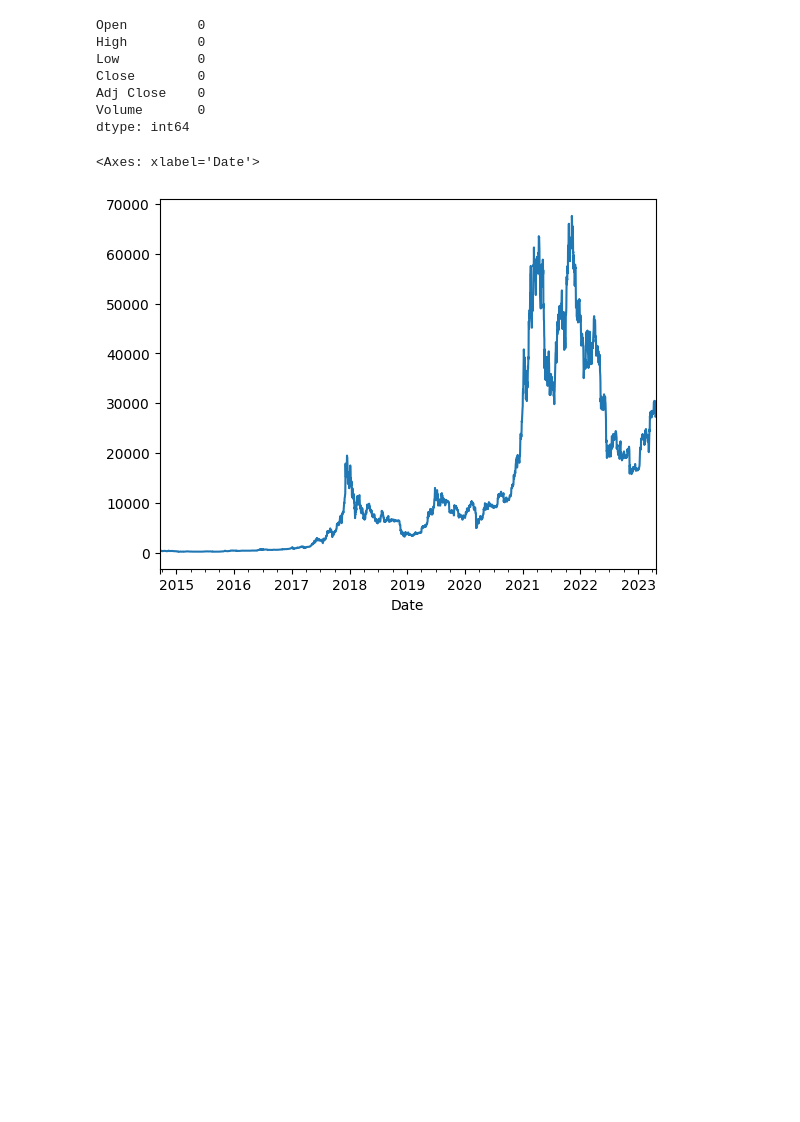
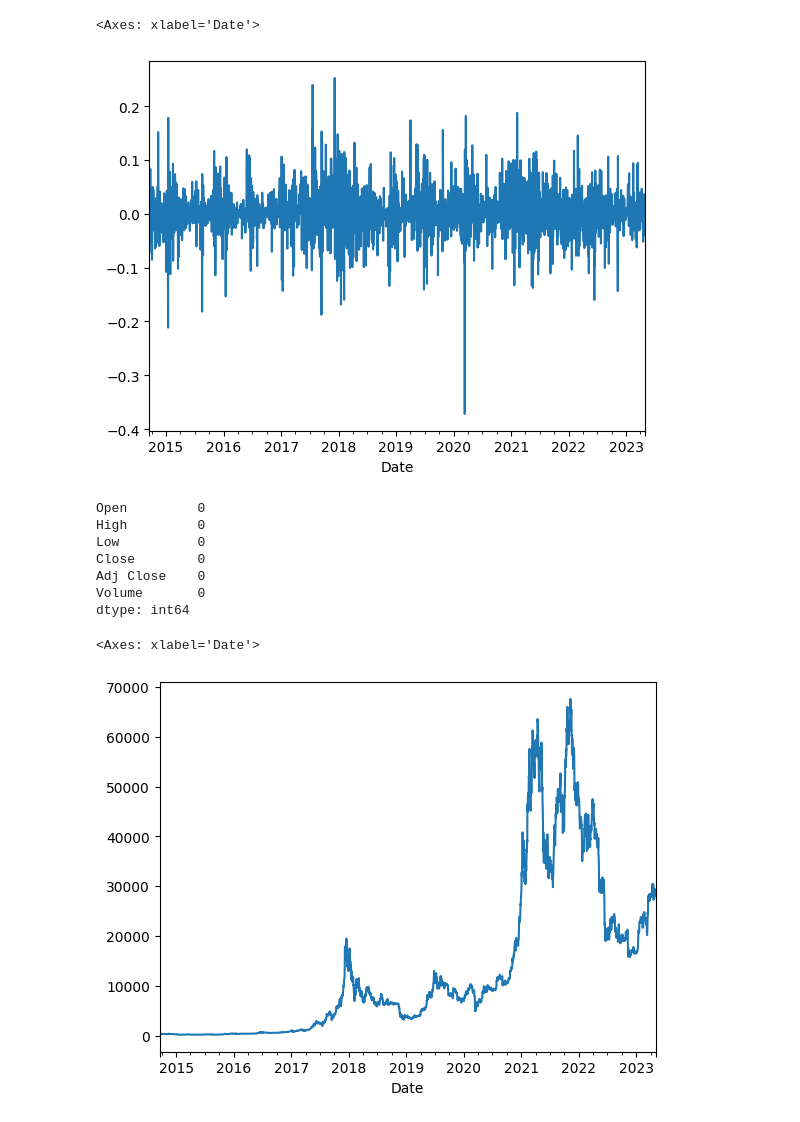
Before and after one commit to JackGreenaway/lstm-forecasting, a Jupyter notebook: stock-prediction.ipynb, the cells around one changed output. Cells and saved outputs as stored; diff of their text form; code cells hidden in the pictures; blank space fills up the shorter version.

```diff
--- a/stock-prediction.ipynb
+++ b/stock-prediction.ipynb
@@ -21,3 +22,8 @@ raw_data.shape
+# %%
+raw_data["pct_change"].plot()
+# %% [output]
+<Axes: xlabel='Date'>
+[figure, added]
 # %%
 raw_data.isna().sum()
 # %% [output]
```
Also changed, not shown: parts of 14 cells of this notebook, 1 other file.
